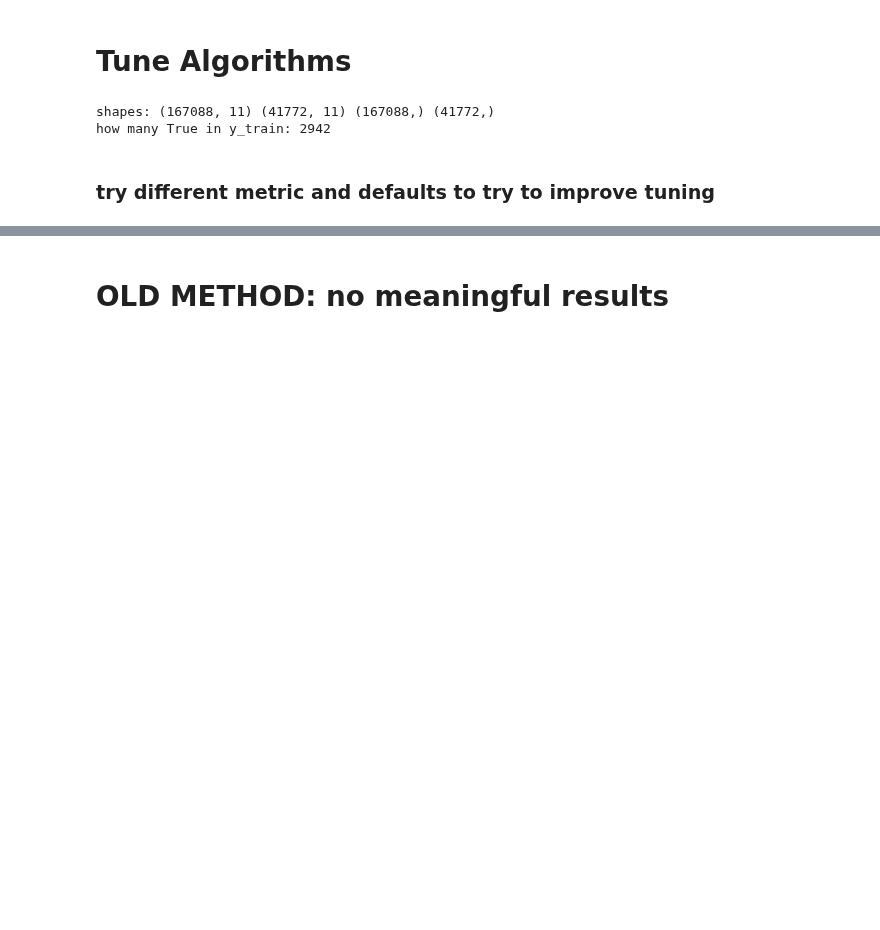
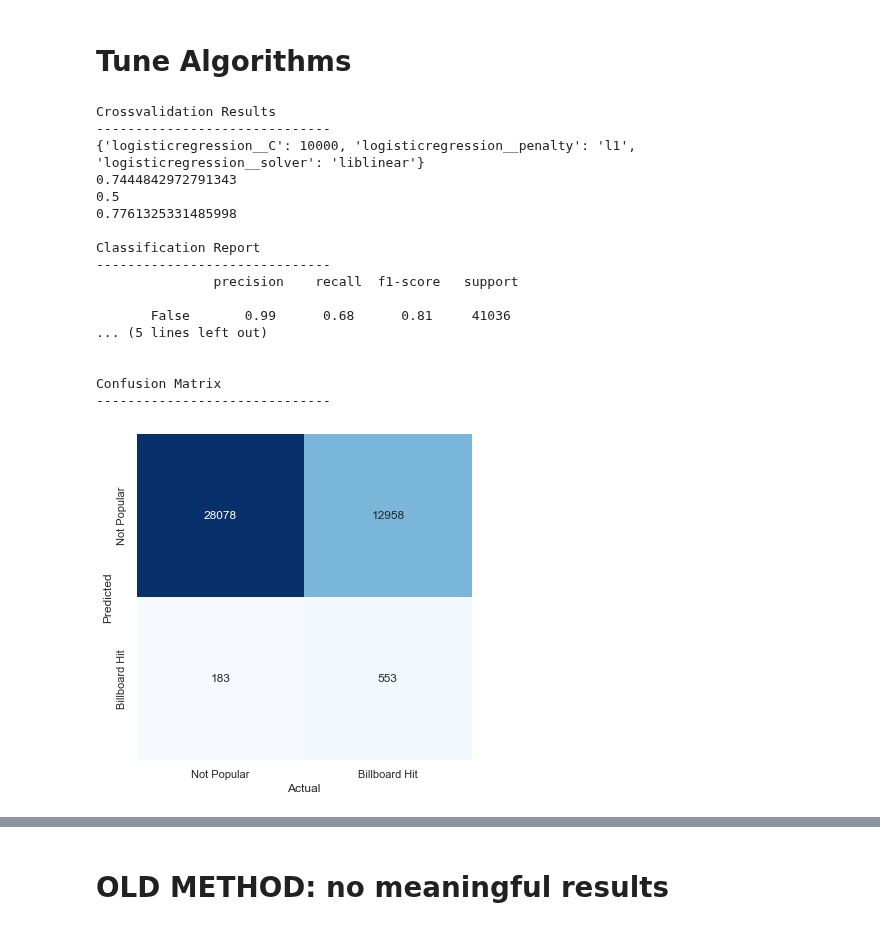
Before and after one commit to KevinCarr42/Billboard-100-Audio-Feature-Analytics, a Jupyter notebook: Kevin 820 6. Tuning Classification Models.ipynb, the cells around one changed output, grey strips where cells are left out. Drawn from its saved outputs; the diff is of its cells as text; code cells hidden in the pictures; blank space fills up the shorter version.

```diff
--- a/Kevin 820 6. Tuning Classification Models.ipynb
+++ b/Kevin 820 6. Tuning Classification Models.ipynb
@@ -82,6 +82,12 @@ for n in sorted(X_all['cluster2'].unique()):
     title = genre[3:]
     clusters['cluster2_' + str(n)] = (X_all[X_all['cluster2'] == n][X_columns], X_all[X_all['cluster2'] == n][y_column])
 
+# setup tuning algorithm with a small dataset
+small = X_all.sample(10_000, random_state=42)
+X_small = small[X_columns]
+y_small = small[y_column]
+clusters['small'] = (X_small, y_small)
+
 # OPTIONAL IF TIME PERMITS: consider adding decades or eras of music
 # %% [markdown]
 # Tune Algorithms
@@ -95,34 +102 @@ cluster_keys = [
 ]
-# %%
-# choose dataset
-am_testing = False
-use_best_cluster = True  # y_train has ~17k when using 'All'
-
-# setup tuning algorithm with a small dataset
-small = X_all.sample(10_000, random_state=42)
-X_small = small[X_columns]
-y_small = small[y_column]
-
-# Setup a train test split to check predictions
-
-## NOTE: can't figure out how to get out of fold predictions
-## for classification report / confusion matrix
-
-# which dataset
-if am_testing:
-    X_train, X_test, y_train, y_test = train_test_split(X_small, y_small, test_size=0.2, random_state=42, stratify=y_small)
-else:
-    if use_best_cluster:
-        X_, y_ = clusters['Adult_Standard']
-        X_train, X_test, y_train, y_test = train_test_split(X_, y_, test_size=0.2, random_state=42, stratify=y_)
-    else:
-        X_, y_ = clusters['All']
-        X_train, X_test, y_train, y_test = train_test_split(X_, y_, test_size=0.2, random_state=42, stratify=y_)
-
-print('shapes:', X_train.shape, X_test.shape, y_train.shape, y_test.shape)
-print('how many True in y_train:', sum(y_train))
-# %% [output]
-shapes: (167088, 11) (41772, 11) (167088,) (41772,)
-how many True in y_train: 2942
-# %% [markdown]
-### try different metric and defaults to try to improve tuning
@@ -128,0 +210,22 @@ how many True in y_train: 2942
+# %%
+%%time
+fit_predict_metric_model(0, dataset='Adult_Standard', n_cv=5, scoring='roc_auc')
+# %% [output]
+Crossvalidation Results
+------------------------------
+{'logisticregression__C': 10000, 'logisticregression__penalty': 'l1', 'logisticregression__solver': 'liblinear'}
+0.7444842972791343
+0.5
+0.7761325331485998
+
+Classification Report
+------------------------------
+               precision    recall  f1-score   support
+
+       False       0.99      0.68      0.81     41036
+... (5 lines left out)
+
+
+Confusion Matrix
+------------------------------
+[figure, added]
```
Also changed, not shown: parts of 14 cells of this notebook.
